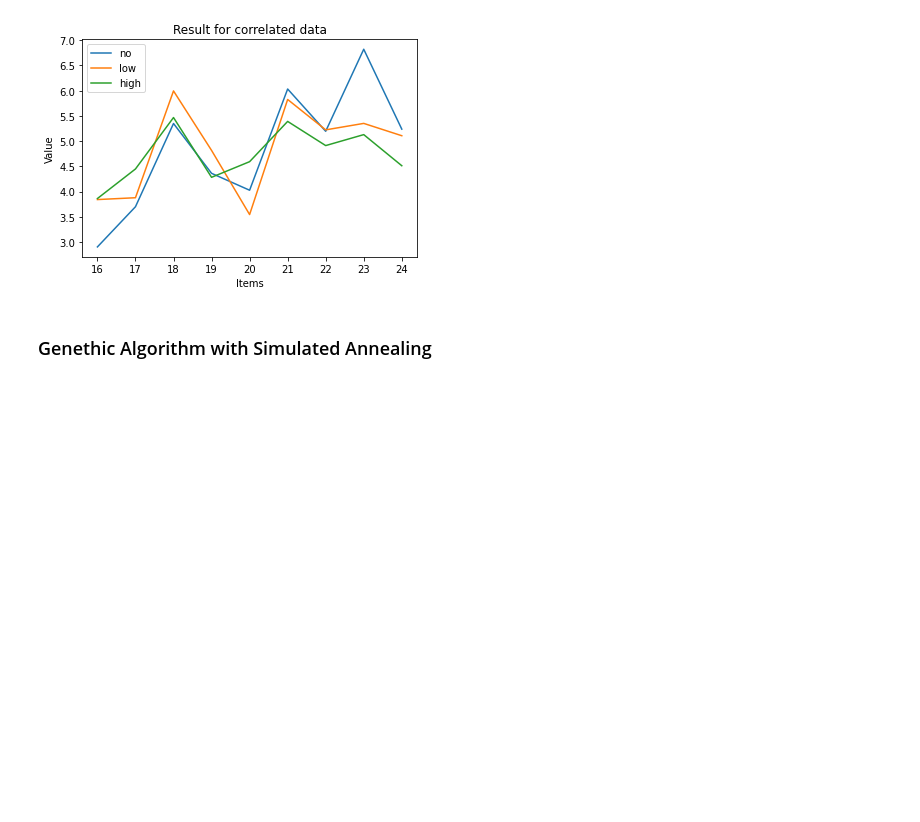
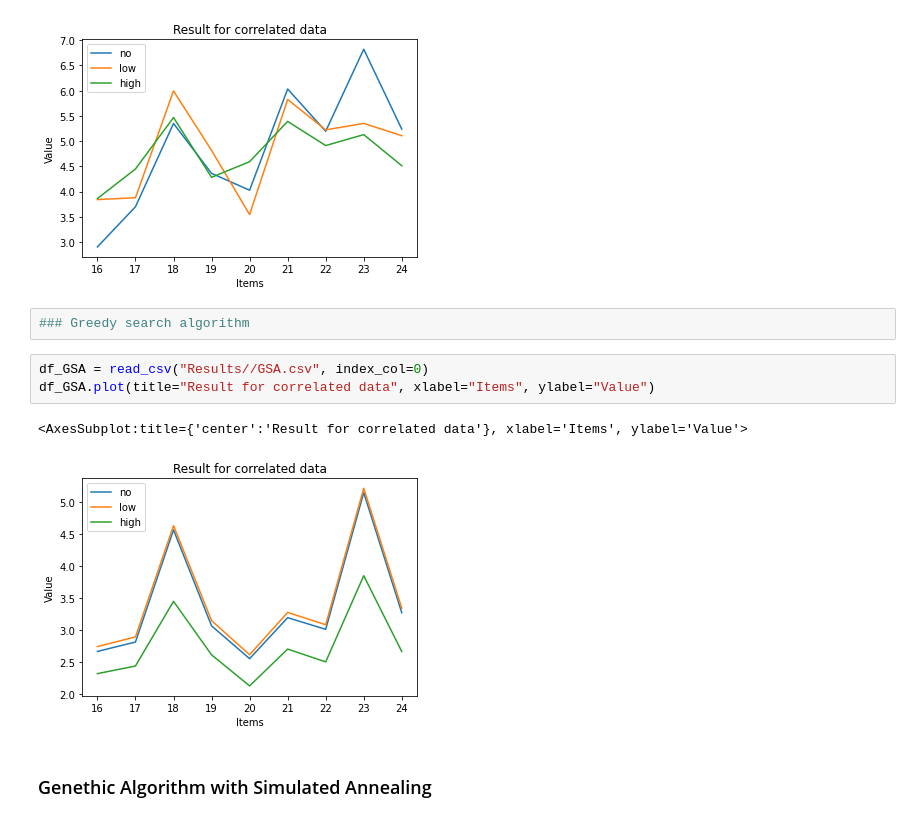
Before and after one commit to Vergenter/mswum, a Jupyter notebook: summaryResults.ipynb, the cells around one changed output. Cells and saved outputs as stored; diff of their text form; blank space fills up the shorter version.

```diff
--- a/summaryResults.ipynb
+++ b/summaryResults.ipynb
@@ -18,6 +18,14 @@ df_GA.plot(title="Result for correlated data", xlabel="Items", ylabel="Value")
 # %% [output]
 <AxesSubplot:title={'center':'Result for correlated data'}, xlabel='Items', ylabel='Value'>
 [figure]
+# %%
+### Greedy search algorithm
+# %%
+df_GSA = read_csv("Results//GSA.csv", index_col=0)
+df_GSA.plot(title="Result for correlated data", xlabel="Items", ylabel="Value")
+# %% [output]
+<AxesSubplot:title={'center':'Result for correlated data'}, xlabel='Items', ylabel='Value'>
+[figure, added]
 # %% [markdown]
 ### Genethic Algorithm with Simulated Annealing
 # %%
```
Also changed, not shown: parts of 2 cells of this notebook.
